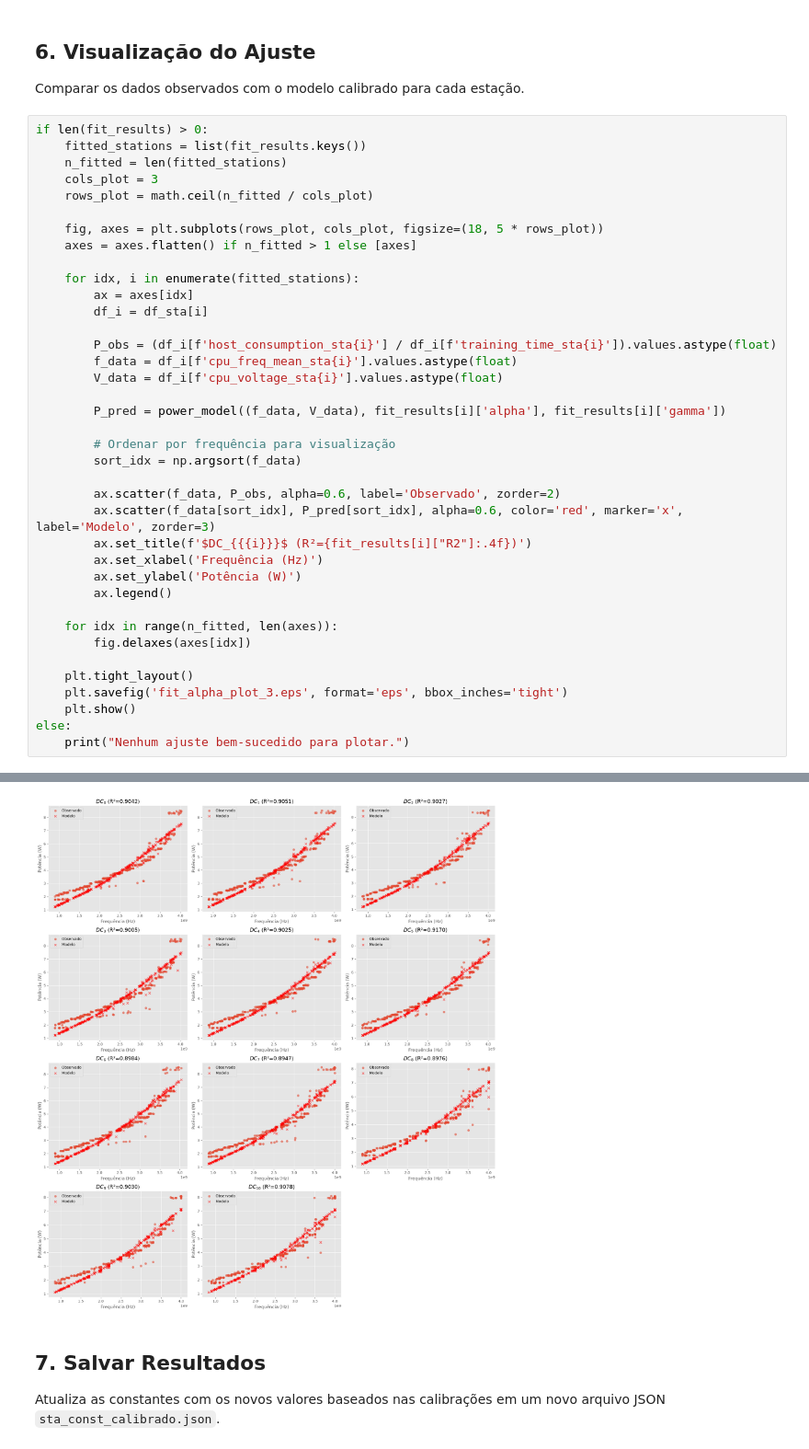
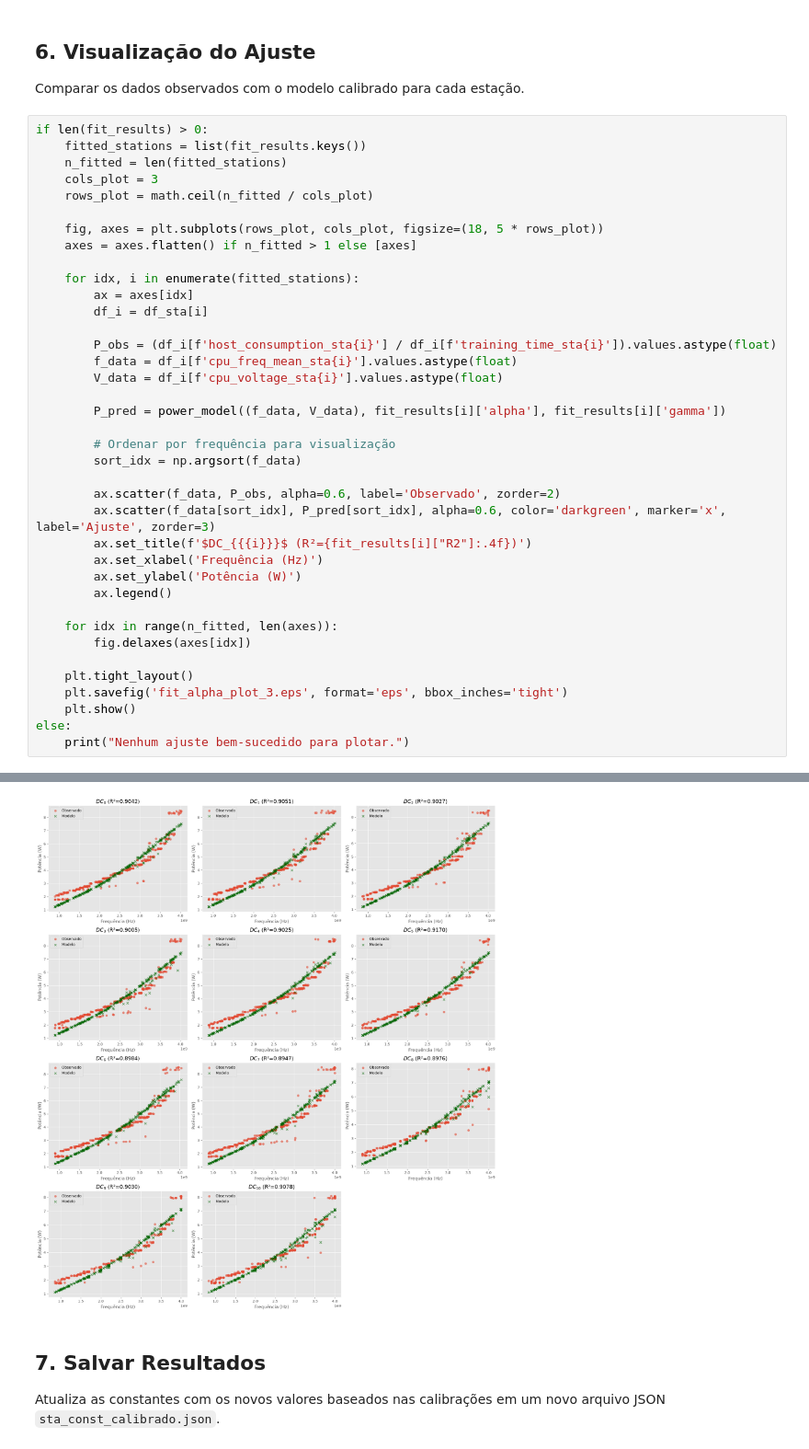
Before and after one commit to niloMarchiori/dissertacao_code, a Jupyter notebook: Analise/calibrar_alpha_11/fit_alpha.ipynb, the cells around one changed output, grey strips where cells are left out. Shown at 92% size. Drawn from its saved outputs; the diff is of its cells as text.

Commit message:
refactor: update notebook execution counts and regenerate calibration plots

```diff
--- a/Analise/calibrar_alpha_11/fit_alpha.ipynb
+++ b/Analise/calibrar_alpha_11/fit_alpha.ipynb
@@ -325,35 +322,35 @@ if len(fit_results) > 0:
 
     for idx, i in enumerate(fitted_stations):
         ax = axes[idx]
         df_i = df_sta[i]
 
         P_obs = (df_i[f'host_consumption_sta{i}'] / df_i[f'training_time_sta{i}']).values.astype(float)
         f_data = df_i[f'cpu_freq_mean_sta{i}'].values.astype(float)
         V_data = df_i[f'cpu_voltage_sta{i}'].values.astype(float)
 
         P_pred = power_model((f_data, V_data), fit_results[i]['alpha'], fit_results[i]['gamma'])
 
         # Ordenar por frequência para visualização
         sort_idx = np.argsort(f_data)
 
         ax.scatter(f_data, P_obs, alpha=0.6, label='Observado', zorder=2)
-        ax.scatter(f_data[sort_idx], P_pred[sort_idx], alpha=0.6, color='red', marker='x', label='Modelo', zorder=3)
+        ax.scatter(f_data[sort_idx], P_pred[sort_idx], alpha=0.6, color='darkgreen', marker='x', label='Ajuste', zorder=3)
         ax.set_title(f'$DC_{{{i}}}$ (R²={fit_results[i]["R2"]:.4f})')
         ax.set_xlabel('Frequência (Hz)')
         ax.set_ylabel('Potência (W)')
         ax.legend()
 
     for idx in range(n_fitted, len(axes)):
         fig.delaxes(axes[idx])
 
     plt.tight_layout()
     plt.savefig('fit_alpha_plot_3.eps', format='eps', bbox_inches='tight')
     plt.show()
 else:
     print("Nenhum ajuste bem-sucedido para plotar.")
 # %% [output]
 The PostScript backend does not support transparency; partially transparent artists will be rendered opaque.
-[figure, old version]
+[figure, new version]
 # %% [markdown]
 ## 7. Salvar Resultados
 Atualiza as constantes com os novos valores baseados nas calibrações em um novo arquivo JSON `sta_const_calibrado.json`.
```
Also changed, not shown: parts of 1 cell of this notebook, 4 other files.
